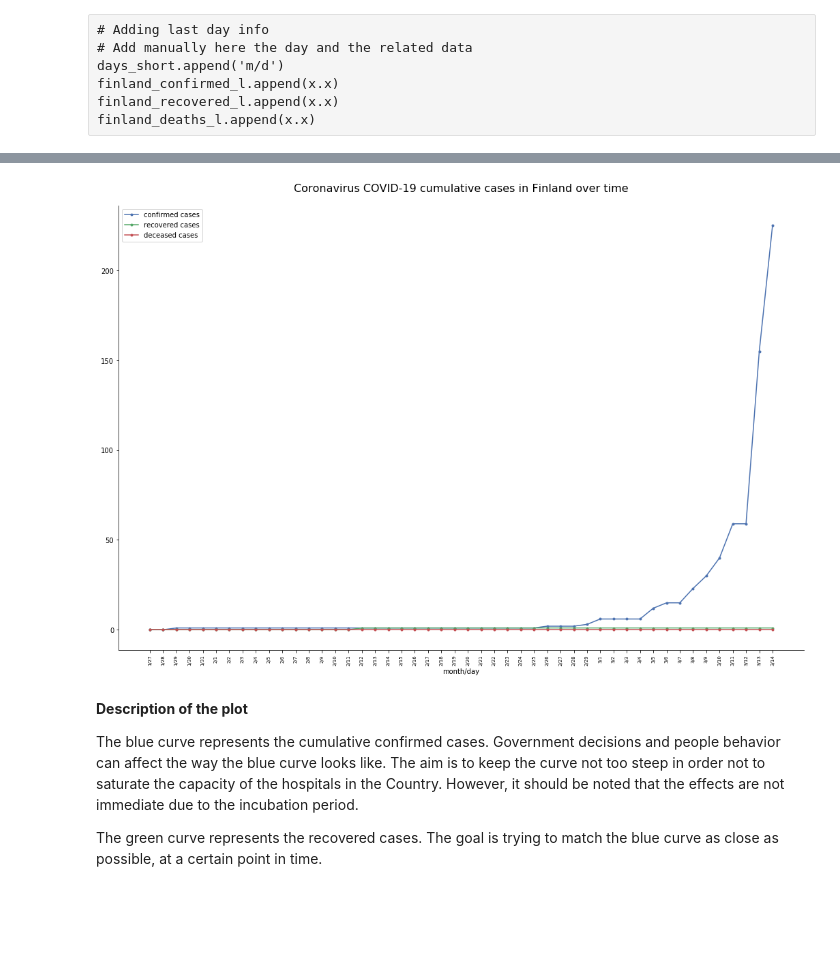
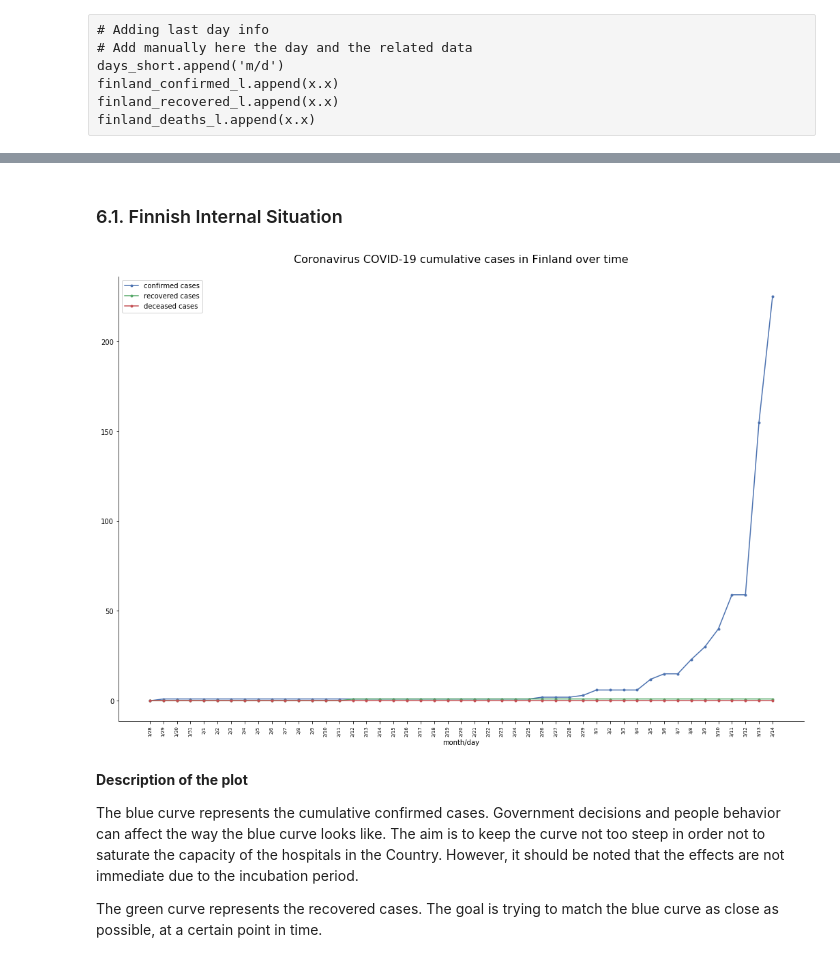
Before and after one commit to BerniHacker/Coronavirus, a Jupyter notebook: Coronavirus_Finland.ipynb, the cells around one changed output, grey strips where cells are left out. Saved outputs shown, nothing was run; the diff lists cells and outputs as text; code cells hidden in the pictures; blank space fills up the shorter version.

```diff
--- a/Coronavirus_Finland.ipynb
+++ b/Coronavirus_Finland.ipynb
@@ -357,7 +426,7 @@ world_deaths.head()
 # Extracting data about confirmed cases in Finland
 finland_confirmed = world_confirmed[world_confirmed['Country/Region'] == 'Finland']
 # Extracting the columns containing the data for each day with non zero values
-finland_confirmed = finland_confirmed.iloc[:,9:]
+finland_confirmed = finland_confirmed.iloc[:,10:]
 # Extracting the column values (dates) and putting them in a list
 days = finland_confirmed.columns.values.tolist()
 
@@ -393,7 +462,7 @@ days_short
 # Time series of confirmed cases in Finland
 finland_confirmed = world_confirmed[world_confirmed['Country/Region'] == 'Finland']
 # Extracting the columns containing the data for each day with non zero values
-finland_confirmed = finland_confirmed.iloc[:,9:]
+finland_confirmed = finland_confirmed.iloc[:,10:]
 # Copying the result into a list
 finland_confirmed_l = finland_confirmed.values.tolist()[0]
 
@@ -420,7 +489,7 @@ finland_confirmed_l
 # Time series of recovered cases in Finland
 finland_recovered = world_recovered[world_recovered['Country/Region'] == 'Finland']
 # Extracting the columns containing the data for each day with non zero values in the confirmed cases
-finland_recovered = finland_recovered.iloc[:,9:]
+finland_recovered = finland_recovered.iloc[:,10:]
 # Copying the result into a list
 finland_recovered_l = finland_recovered.values.tolist()[0]
 
@@ -447,7 +516,7 @@ finland_recovered_l
 # Time series of deaths cases in Finland
 finland_deaths = world_deaths[world_deaths['Country/Region'] == 'Finland']
 # Extracting the columns containing the data for each day with non zero values in the confirmed cases
-finland_deaths = finland_deaths.iloc[:,9:]
+finland_deaths = finland_deaths.iloc[:,10:]
 # Copying the result into a list
 finland_deaths_l = finland_deaths.values.tolist()[0]
 
@@ -511,19 +628,20 @@ finland_conf_incr
+# %% [markdown]
+### 6.1. Finnish Internal Situation <a name="6.1."></a>
 # %%
 # Plotting daily cumulative cases in Finland
-cust_line_plot((finland_confirmed_l, 0, "confirmed cases"),
-               (finland_recovered_l, 2, "recovered cases"),
-               (finland_deaths_l, 3, "deceased cases"),
-               x=days_short,
+cust_line_plot((days_short, finland_confirmed_l, ".", 0, "confirmed cases"),
+               (days_short, finland_recovered_l, ".", 2, "recovered cases"),
+               (days_short, finland_deaths_l, ".", 3, "deceased cases"),
                figsize_w=18, figsize_h=12,
                title="Coronavirus COVID-19 cumulative cases in Finland over time",
                title_fs=16, title_offset=20,
                rem_borders=True,
                x_label="month/day", xlabel_fs=10,
                xvalues_fs=7,rot=90,
                y_label=None, ylabel_fs=12,
                legend=True)
 # %% [output]
-[figure, old version]
+[figure, new version]
 # %% [markdown]
 **Description of the plot**
 
```
Also changed, not shown: parts of 39 cells of this notebook, 1 other file.
